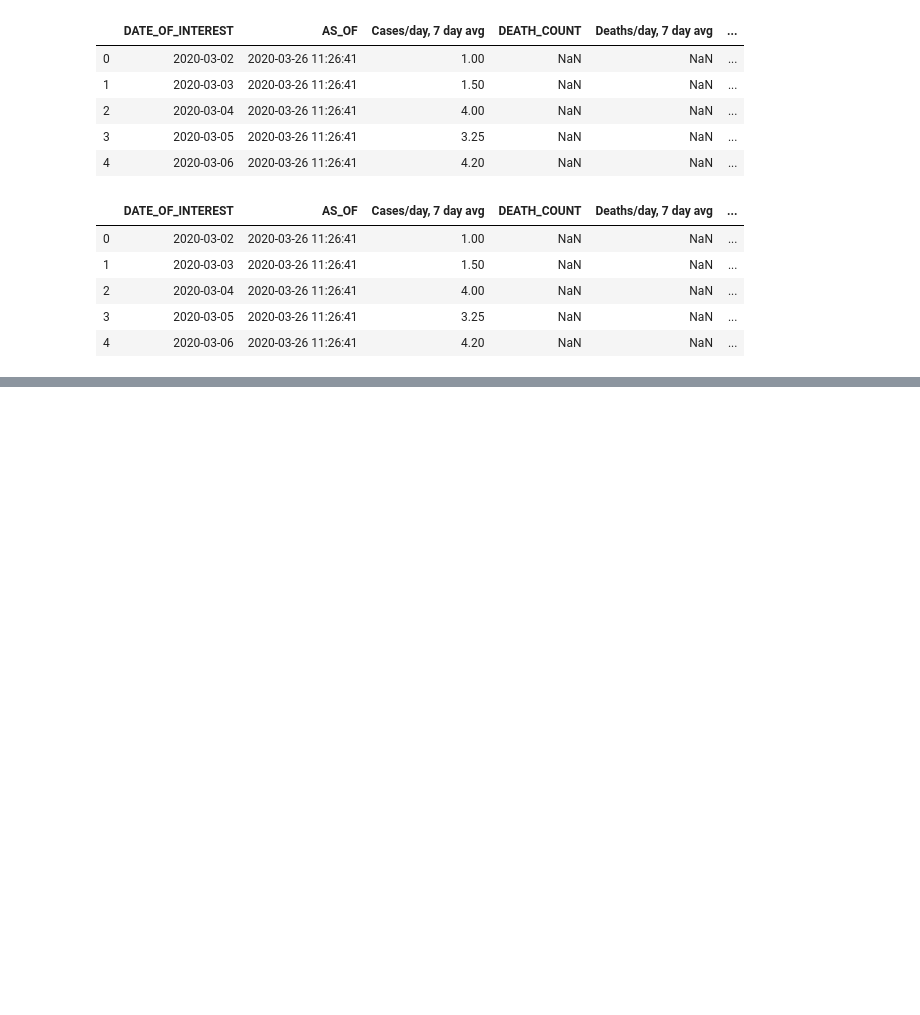
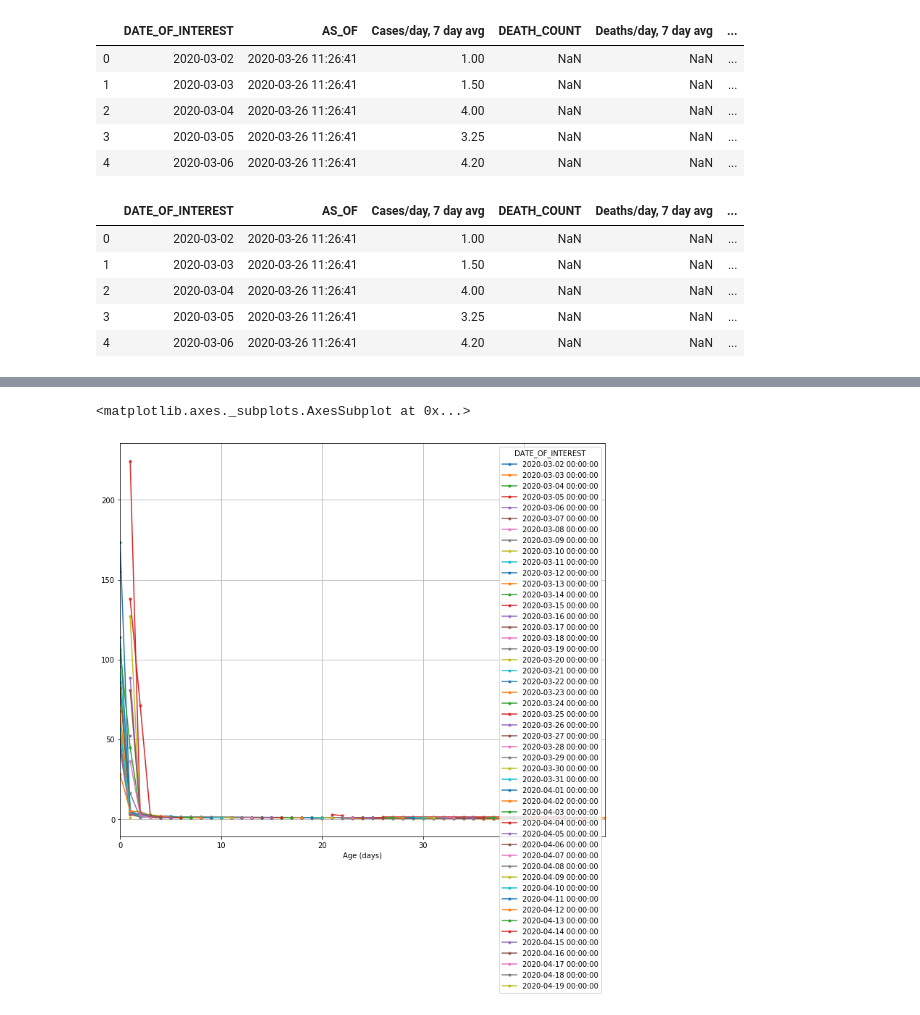
Before and after one commit to nychealth/coronavirus-data, a Jupyter notebook: Notebooks/Growth.ipynb, the cells around one changed output, grey strips where cells are left out. Drawn from its saved outputs; the diff is of its cells as text; code cells hidden in the pictures; blank space fills up the shorter version.

```diff
--- a/Notebooks/Growth.ipynb
+++ b/Notebooks/Growth.ipynb
@@ -85,4 +80,7 @@ growth = hdat["last"]/hdat["NEW_COVID_CASE_COUNT"]
+# %%
+hdat["Growth"] = hdat["Last"]/hdat["NEW_COVID_CASE_COUNT"]
+hdat["Age (days)"] = hdat["Age"].dt.days
 # %%
-df = hdat.pivot_table(index="Age",
+df = hdat.pivot_table(index="Age (days)",
                  columns="DATE_OF_INTEREST",
-                 values="growth")
+                 values="Growth")
@@ -102,0 +109,6 @@ TypeError: Transform function invalid for data types
+# %%
+fig, ax = plt.subplots(figsize=(12,10))
+df.plot(style=".-", ax=ax)
+# %% [output]
+<matplotlib.axes._subplots.AxesSubplot at 0x...>
+[figure, added]
```
Also changed, not shown: parts of 10 cells of this notebook, 3 other files.
